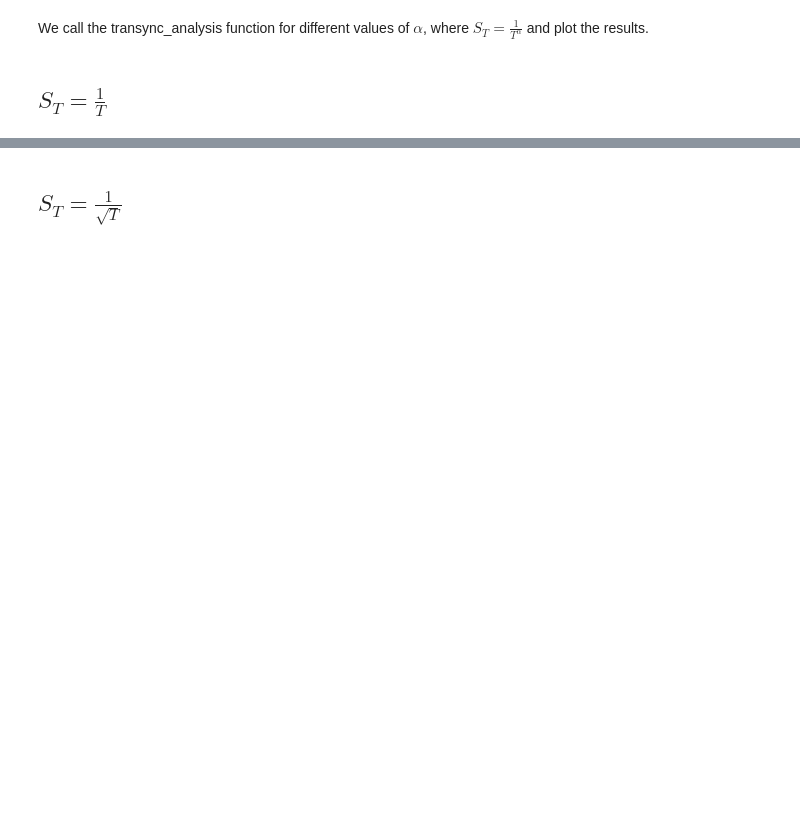
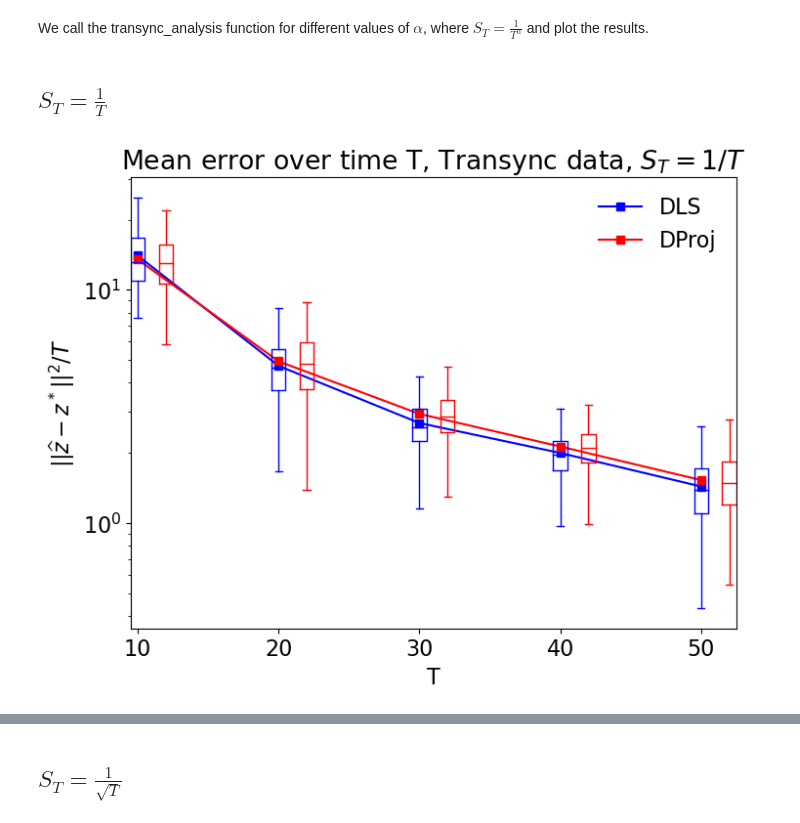
Before and after one commit to karle-eglantine/Dynamic_TranSync, a Jupyter notebook: Plots_synthetic_data.ipynb, the cells around one changed output, grey strips where cells are left out. Cells and saved outputs as stored; diff of their text form; code cells hidden in the pictures; blank space fills up the shorter version.

```diff
--- a/Plots_synthetic_data.ipynb
+++ b/Plots_synthetic_data.ipynb
@@ -25,9 +32,15 @@ from transync import transync_analysis
 # %%
-# Fixed parameters
+# Parameters
 
-N = 100 # Number of items
-list_T = [10,30,50,70,100,130,150,170,200] # Number of time points
-B = 40 # Number of Monte Carlo runs
+# Toy example
+N = 30 # Number of items
+list_T = [10,20,30,40,50] # Number of time points
+B = 15 # Number of Monte Carlo runs
+
+## Parameters of the paper (uncomment this section to reproduce the figure of the paper)
+#N = 100 # Number of items
+#list_T = [10,30,50,70,100,130,150,170,200] # Number of time points
+#B = 40 # Number of Monte Carlo runs
 
 # Connectivity of graphs is chosen randomly between p1/N and p2/N
 p1 = 1
@@ -42,34 +55,38 @@ We call the transync_analysis function for different values of $\alpha$, where $
 # %% [markdown]
 ## $S_T = \frac{1}{T}$
 # %%
+%%time
+
 # Analysis with alpha = 1
 MSE_ls_1,MSE_dls_1,MSE_dproj_1,data_ls_1,data_dls_1,data_dproj_1 = transync_analysis(N,list_T,B,1,p1,p2,ls_flag,dls_flag,dproj_flag)
 
 # Plot
 fig, ax = plt.subplots(1, figsize=(8, 6))
 
 # MSE
 ax.plot(list_T, MSE_dls_1,marker='s',label = "DLS",color='blue')
 ax.plot(list_T, MSE_dproj_1,marker='s',label = "DProj",color='red')
 
 # Boxplot
 box_dls_1 = ax.boxplot(data_dls_1,showfliers=False,positions=[t for t in list_T],widths = 1)
 box_dproj_1 = ax.boxplot(data_dproj_1,showfliers=False,positions=[t+2 for t in list_T],widths = 1)
 
 for _, line_list in box_dls_1.items():
     for line in line_list:
         line.set_color('blue')
 
 for _, line_list in box_dproj_1.items():
     for line in line_list:
         line.set_color('red')
 
-ax.set_xticks([10,30,50,70,100,130,150,170,200])
+ax.set_xticks(list_T)
 ax.set_yscale('log')
 ax.set_xlabel('T')
 ax.set_ylabel('$\| \|\widehat{z} - z^*\|\|^2/T$')
 
 # Add a legend, and position it on the lower right (with no box)
 plt.legend(loc="upper right", frameon=False)
 plt.title('Mean error over time T, Transync data, $S_T = 1/T$')
 plt.show()
+# %% [output]
+[figure, added]
```
Also changed, not shown: parts of 27 cells of this notebook, 15 other files.
